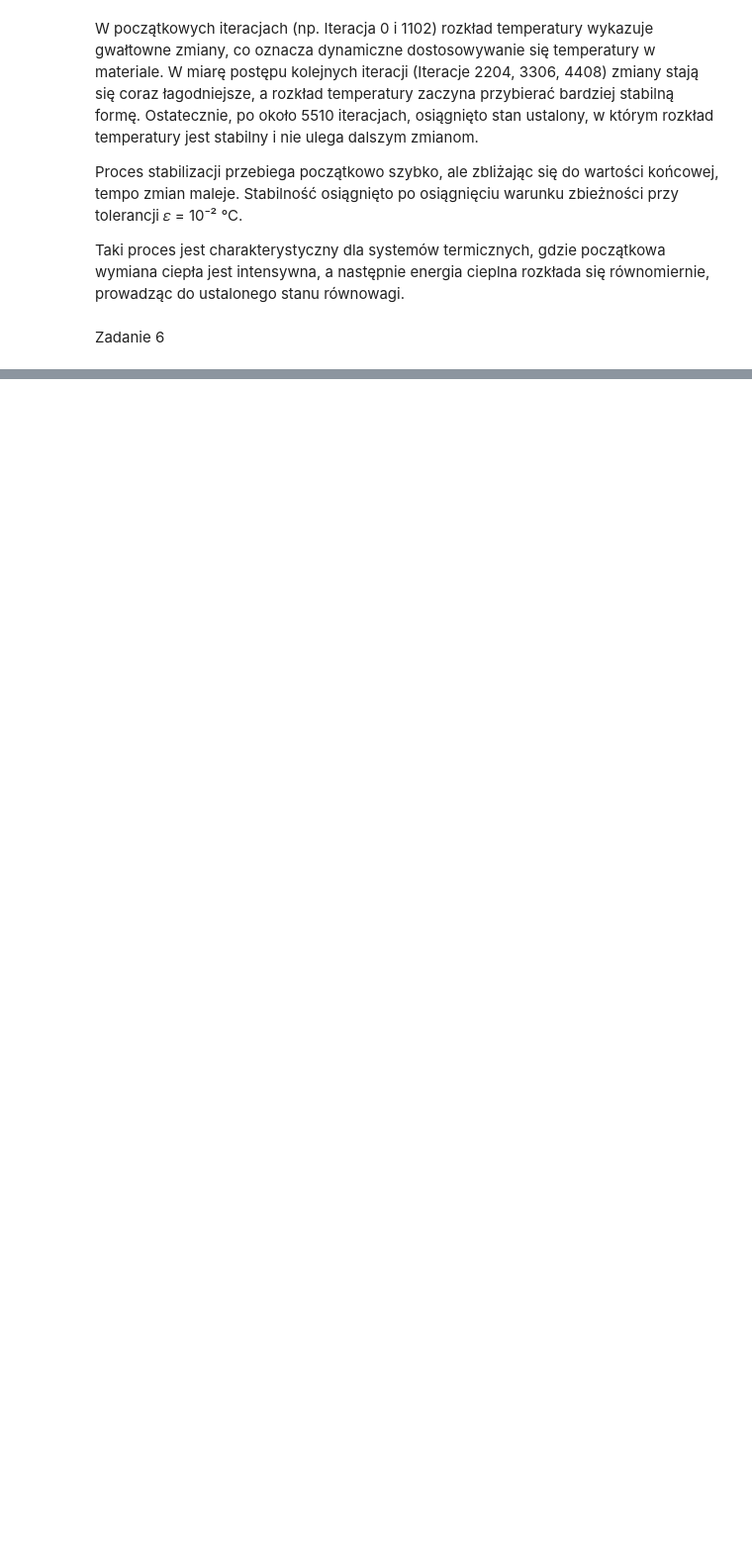
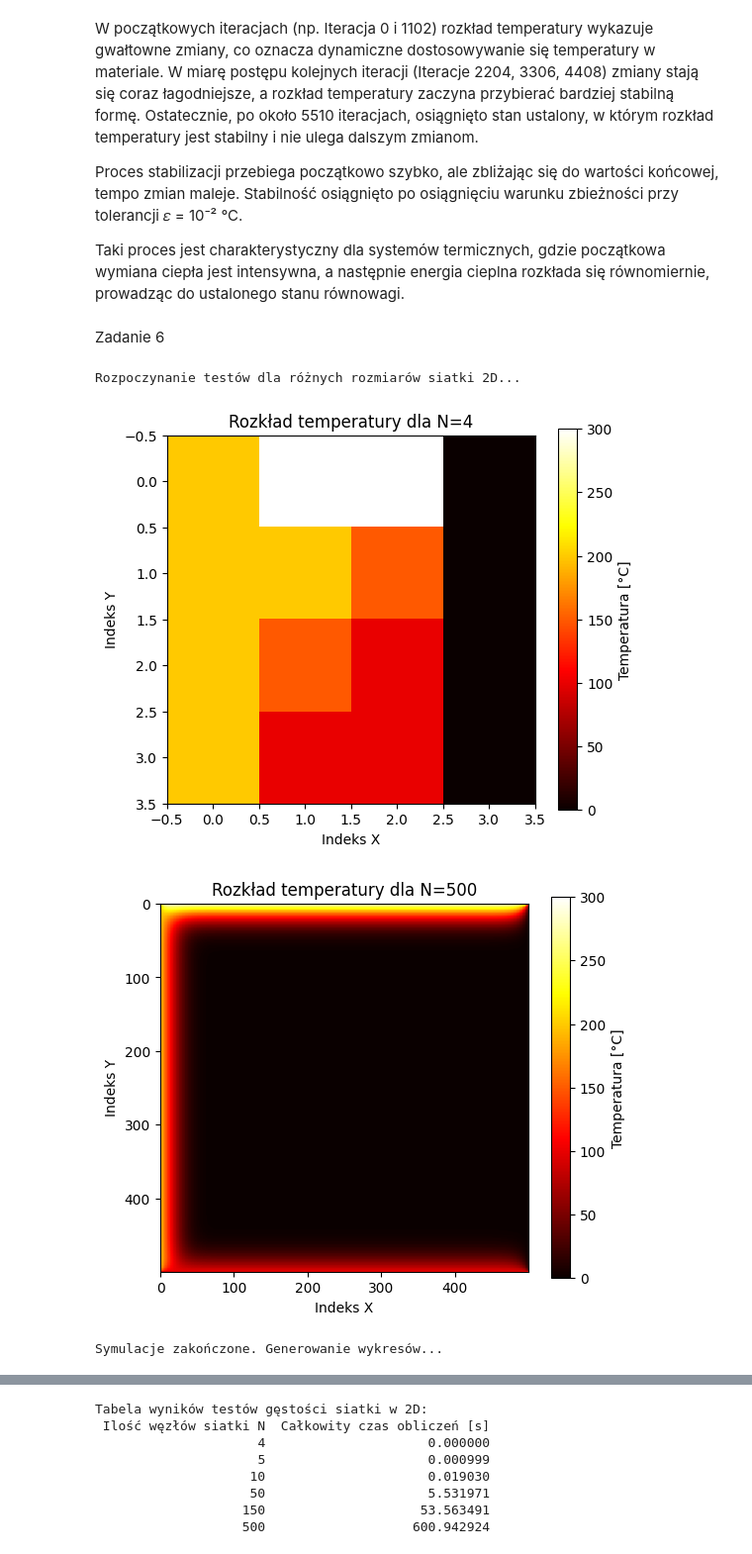
Before and after one commit to mareksigmund/Rozwi-zywanie-zada--odwrotnych, a Jupyter notebook: LAB_2/Lab_2.ipynb, the cells around one changed output, grey strips where cells are left out. Shown at 99% size. Drawn from its saved outputs; the diff is of its cells as text; code cells hidden in the pictures; blank space fills up the shorter version.

```diff
--- a/LAB_2/Lab_2.ipynb
+++ b/LAB_2/Lab_2.ipynb
@@ -818,3 +818,67 @@ Proces stabilizacji przebiega początkowo szybko, ale zbliżając się do warto
 Taki proces jest charakterystyczny dla systemów termicznych, gdzie początkowa wymiana ciepła jest intensywna, a następnie energia cieplna rozkłada się równomiernie, prowadząc do ustalonego stanu równowagi.
 # %% [markdown]
 Zadanie 6
+# %%
+
+from tqdm import tqdm  # Biblioteka do wyświetlania paska postępu
+
+# Funkcja do symulacji 2D z wyświetlaniem progressu
+def run_test_2D():
+    grid_sizes = [4, 5, 10, 50, 150, 500]  # Ilość węzłów siatki w obu wymiarach
+    TU, TD, TL, TR = 300, 100, 200, 0  # Warunki brzegowe
+    kal = 237.0  # Przewodność cieplna
+    max_iter = 1000  # Maksymalna liczba iteracji
+
+    results = []
+
+    print("Rozpoczynanie testów dla różnych rozmiarów siatki 2D...")
+
+    for N in tqdm(grid_sizes, desc="Postęp symulacji", unit="test"):
+        # Tworzenie jednorodnej siatki przewodnictwa cieplnego
+        k_values_2D = np.ones((N, N)) * kal
+
+        # Pomiar czasu wykonania
+        start_time = time.time()
+        temperatures = simulate_heat_transfer_nonhomogeneous2D(N, N, TU, TD, TL, TR, k_values_2D, max_iter)
+        elapsed_time = time.time() - start_time
+
+        results.append((N, elapsed_time))
+
+        # Zapisywanie wyników dla pierwszej i ostatniej wartości siatki (N=4 i N=500)
+        if N == 4 or N == 500:
+            plt.figure(figsize=(6, 5))
+            plt.imshow(temperatures, cmap='hot', interpolation='nearest')
+            plt.colorbar(label='Temperatura [°C]')
+            plt.title(f"Rozkład temperatury dla N={N}")
+            plt.xlabel("Indeks X")
+            plt.ylabel("Indeks Y")
+            plt.show()
+
+    print("Symulacje zakończone. Generowanie wykresów...")
+
+    # Tworzenie wykresu zależności czasu od liczby węzłów siatki
+    sizes, times = zip(*results)
+    plt.figure(figsize=(8, 5))
+    plt.plot(sizes, times, marker='o', linestyle='-')
+    plt.xlabel("Liczba węzłów siatki N")
+    plt.ylabel("Czas obliczeń [s]")
+    plt.title("Zależność czasu obliczeń od liczby węzłów siatki 2D")
+    plt.grid(True)
+    plt.show()
+
+    # Tworzenie tabeli wyników
+    df_results = pd.DataFrame(results, columns=["Ilość węzłów siatki N", "Całkowity czas obliczeń [s]"])
+
+    # Wyświetlenie tabeli wyników w formie czytelnej w terminalu
+    print("\nTabela wyników testów gęstości siatki w 2D:")
+    print(df_results.to_string(index=False))
+
+    return df_results
+
+# Uruchomienie testu
+df_test_results_2D = run_test_2D()
+# %% [output]
+Rozpoczynanie testów dla różnych rozmiarów siatki 2D...
+[figure, added]
+[figure, added]
+Symulacje zakończone. Generowanie wykresów...
@@ -820,0 +886,8 @@ Zadanie 6
+Tabela wyników testów gęstości siatki w 2D:
+ Ilość węzłów siatki N  Całkowity czas obliczeń [s]
+                     4                     0.000000
+                     5                     0.000999
+                    10                     0.019030
+                    50                     5.531971
+                   150                    53.563491
+                   500                   600.942924
```
Also changed, not shown: parts of 20 cells of this notebook, 1 other file.
